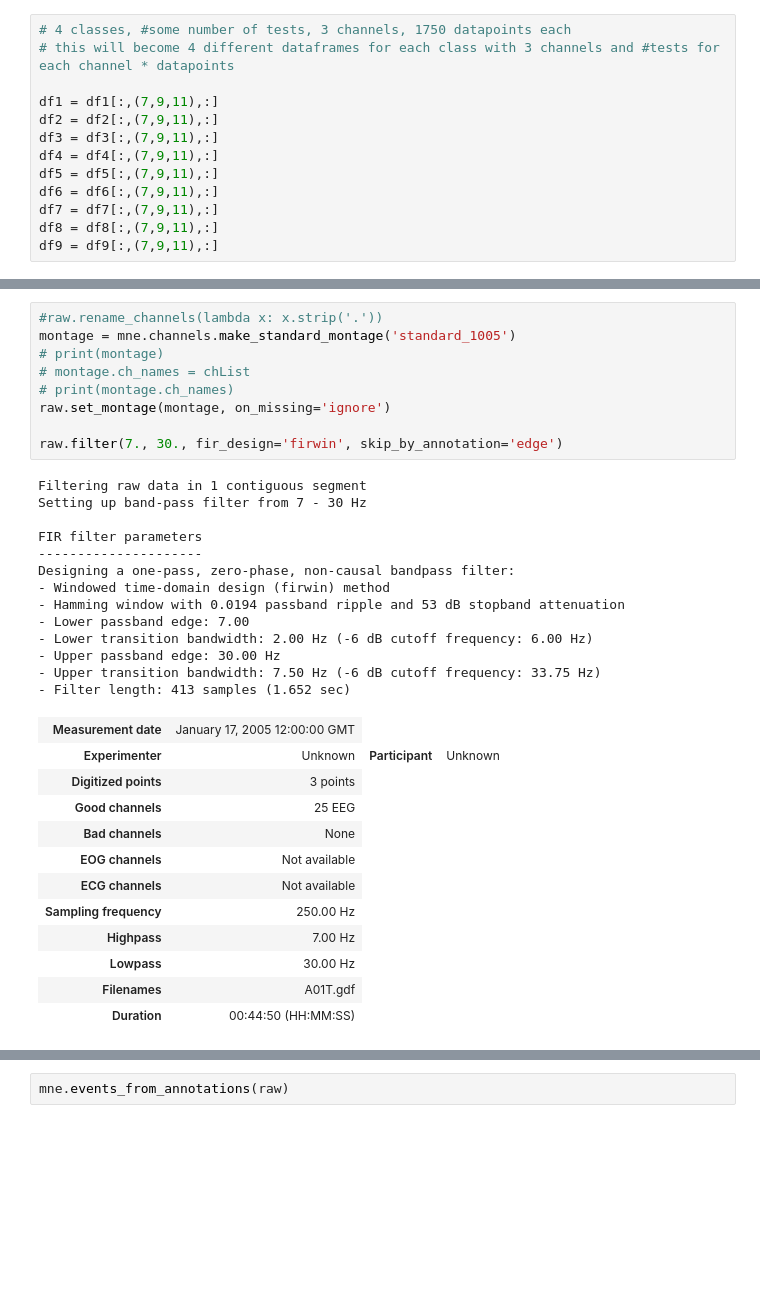
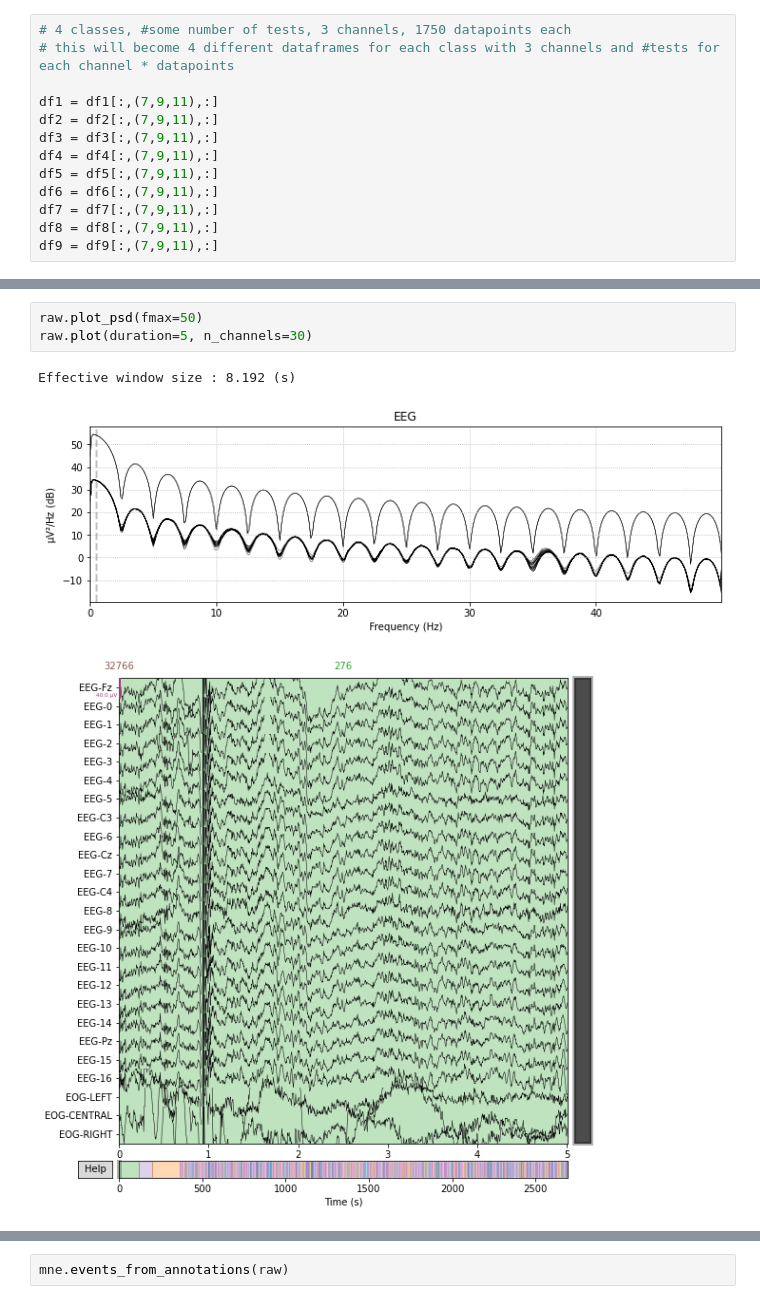
Before and after one commit to miloncl/Cogs-189-Project, a Jupyter notebook: Cogs189_Final.ipynb, the cells around one changed output, grey strips where cells are left out. Saved outputs shown, nothing was run; the diff lists cells and outputs as text; blank space fills up the shorter version.

```diff
--- a/Cogs189_Final.ipynb
+++ b/Cogs189_Final.ipynb
@@ -114,38 +116,10 @@ Could not determine channel type of the following channels, they will be set as
 EEG-Fz, EEG, EEG, EEG, EEG, EEG, EEG, EEG-C3, EEG, EEG-Cz, EEG, EEG-C4, EEG, EEG, EEG, EEG, EEG, EEG, EEG, EEG-Pz, EEG, EEG, EOG-left, EOG-central, EOG-right
 Creating raw.info structure...
 Reading 0 ... 672527  =      0.000 ...  2690.108 secs...
-# %%
-#raw.rename_channels(lambda x: x.strip('.'))
-montage = mne.channels.make_standard_montage('standard_1005')
-# print(montage)
-# montage.ch_names = chList
-# print(montage.ch_names)
-raw.set_montage(montage, on_missing='ignore')
-
-raw.filter(7., 30., fir_design='firwin', skip_by_annotation='edge')
-# %% [output]
-Filtering raw data in 1 contiguous segment
-Setting up band-pass filter from 7 - 30 Hz
-
-FIR filter parameters
----------------------
-Designing a one-pass, zero-phase, non-causal bandpass filter:
-- Windowed time-domain design (firwin) method
-- Hamming window with 0.0194 passband ripple and 53 dB stopband attenuation
-- Lower passband edge: 7.00
-- Lower transition bandwidth: 2.00 Hz (-6 dB cutoff frequency: 6.00 Hz)
-- Upper passband edge: 30.00 Hz
-- Upper transition bandwidth: 7.50 Hz (-6 dB cutoff frequency: 33.75 Hz)
-- Filter length: 413 samples (1.652 sec)
-| Measurement date | January 17, 2005 12:00:00 GMT |
-| Experimenter | Unknown | Participant | Unknown |
-| Digitized points | 3 points |
-| Good channels | 25 EEG |
-| Bad channels | None |
-| EOG channels | Not available |
-| ECG channels | Not available |
-| Sampling frequency | 250.00 Hz |
-| Highpass | 7.00 Hz |
-| Lowpass | 30.00 Hz |
-| Filenames | A01T.gdf |
-| Duration | 00:44:50 (HH:MM:SS) |
+# %%
+raw.plot_psd(fmax=50)
+raw.plot(duration=5, n_channels=30)
+# %% [output]
+Effective window size : 8.192 (s)
+[figure, added]
+[figure, added]
```
Also changed, not shown: parts of 11 cells of this notebook.
